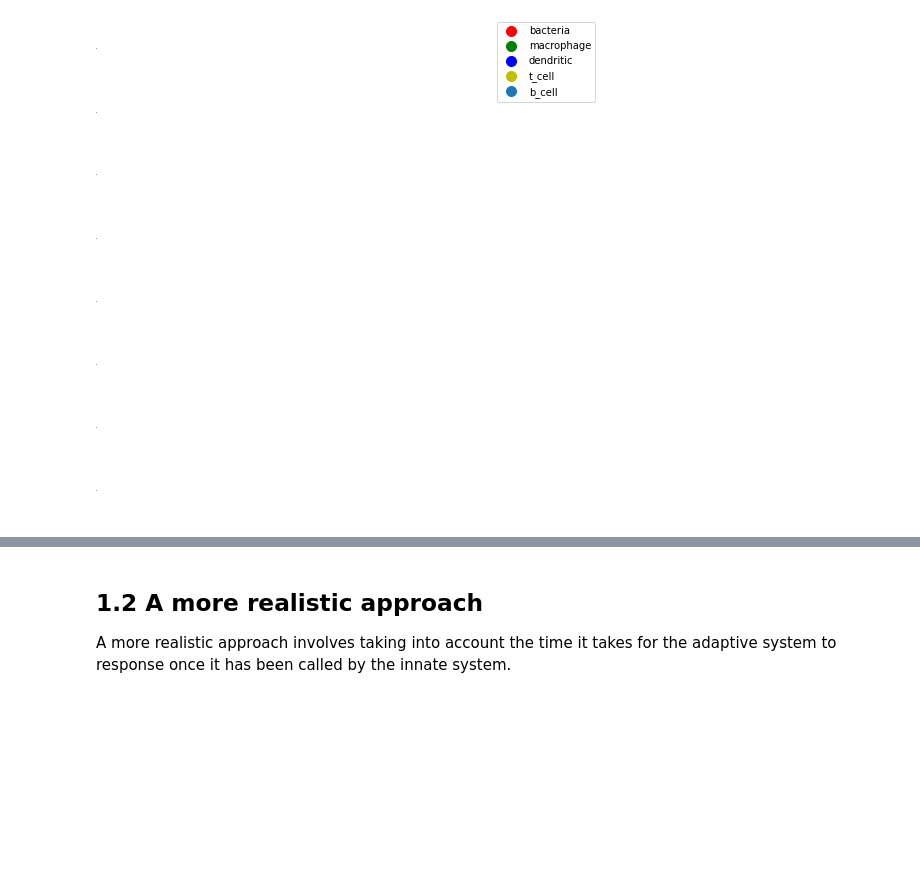
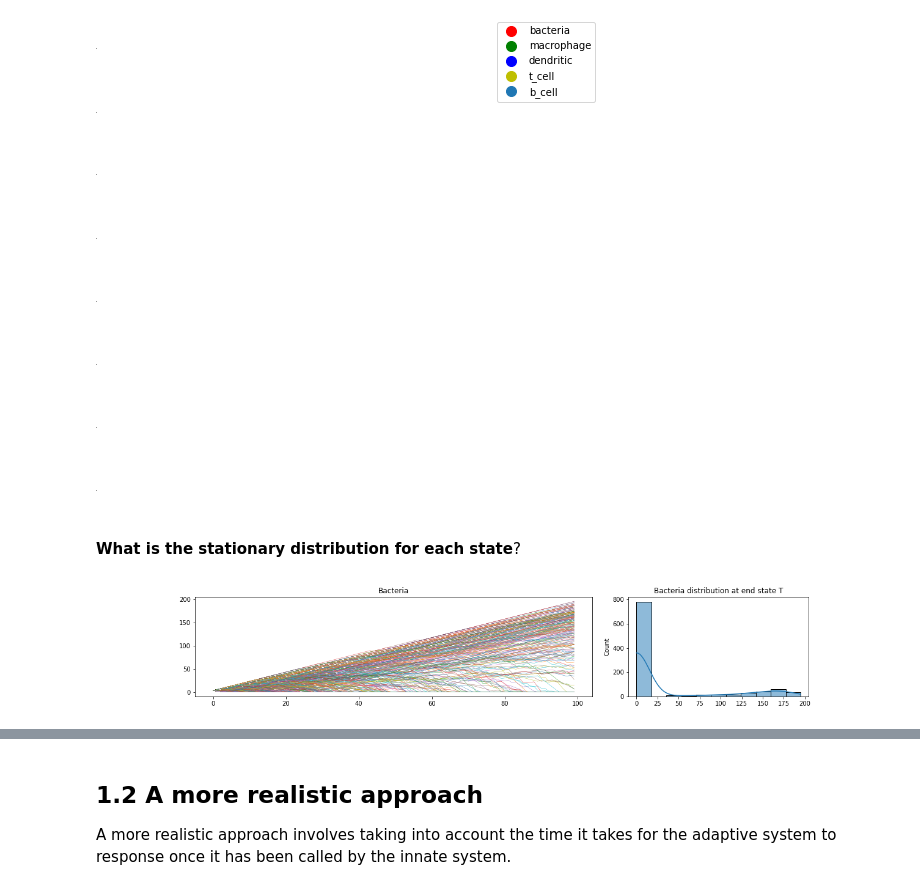
Before and after one commit to gabrielraya/immune-system, a Jupyter notebook: Project.ipynb, the cells around one changed output, grey strips where cells are left out. Cells and saved outputs as stored; diff of their text form; code cells hidden in the pictures; blank space fills up the shorter version.

```diff
--- a/Project.ipynb
+++ b/Project.ipynb
@@ -165,3 +193,12 @@ anim =run_animation(states, infection.AIS_ts, interval=100)
 # save animation
 writergif = PillowWriter(fps=100)
 anim.save("./animation.gif", dpi=100, writer=writergif)
+# %% [markdown]
+**What is the stationary distribution for each state**?
+# %%
+# number of simulations
+n=1000
+T=100
+paths = run_simulations(n, init_state_bacteria, BacteriaInfection, m, n_, bf, delay_ads, T, name, fig_dir)
+# %% [output]
+[figure, added]
```
Also changed, not shown: parts of 9 cells of this notebook, 1 other file.
